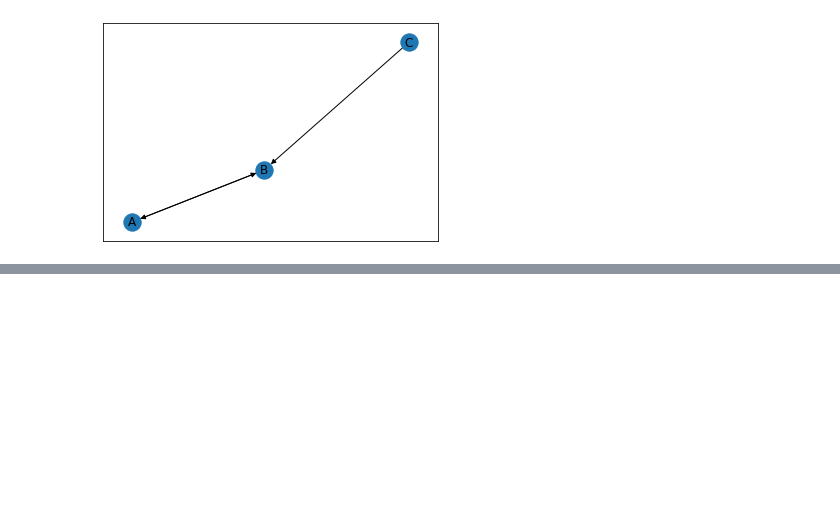
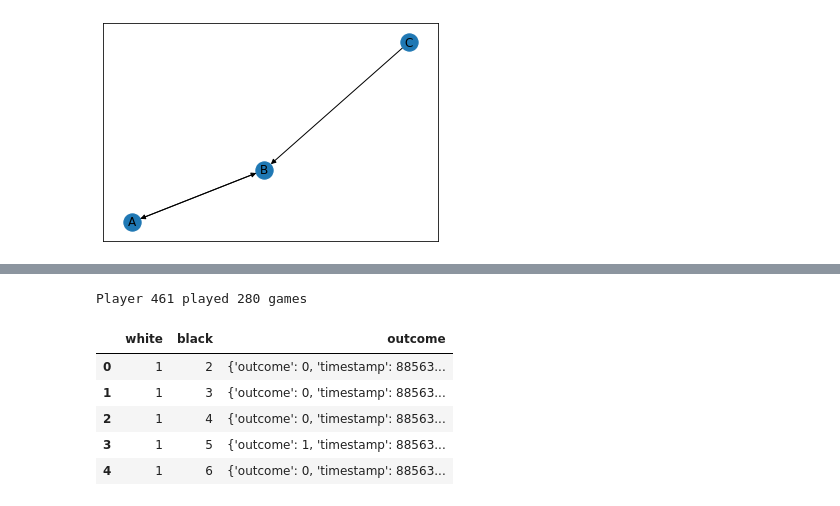
Before and after one commit to Siliam/social_network_analysis, a Jupyter notebook: networkx/Nodes and Edges - NetworkX.ipynb, the cells around one changed output, grey strips where cells are left out. Cells and saved outputs as stored; diff of their text form; code cells hidden in the pictures; blank space fills up the shorter version.

```diff
--- a/networkx/Nodes and Edges - NetworkX.ipynb
+++ b/networkx/Nodes and Edges - NetworkX.ipynb
@@ -254,0 +394,2 @@ nx.bipartite.sets(B)
+# %%
+chess = nx.read_edgelist('data/chess_graph.txt', data=[('outcome', int), ('timestamp', float)], create_using=nx.MultiDiGraph())
@@ -254,0 +434,17 @@ nx.bipartite.sets(B)
+# %%
+max_value = max(games_played.values())
+max_key, = [i for i in games_played.keys() if games_played[i] == max_value]
+
+print(f'Player {max_key} played {max_value} games')
+# %% [output]
+Player 461 played 280 games
+# %%
+df = pd.DataFrame(chess.edges(data=True), columns=['white', 'black', 'outcome'])
+df.head()
+# %% [output]
+|  | white | black | outcome |
+| 0 | 1 | 2 | {'outcome': 0, 'timestamp': 88563... |
+| 1 | 1 | 3 | {'outcome': 0, 'timestamp': 88563... |
+| 2 | 1 | 4 | {'outcome': 0, 'timestamp': 88563... |
+| 3 | 1 | 5 | {'outcome': 1, 'timestamp': 88563... |
+| 4 | 1 | 6 | {'outcome': 0, 'timestamp': 88563... |
```
Also changed, not shown: parts of 71 cells of this notebook.
